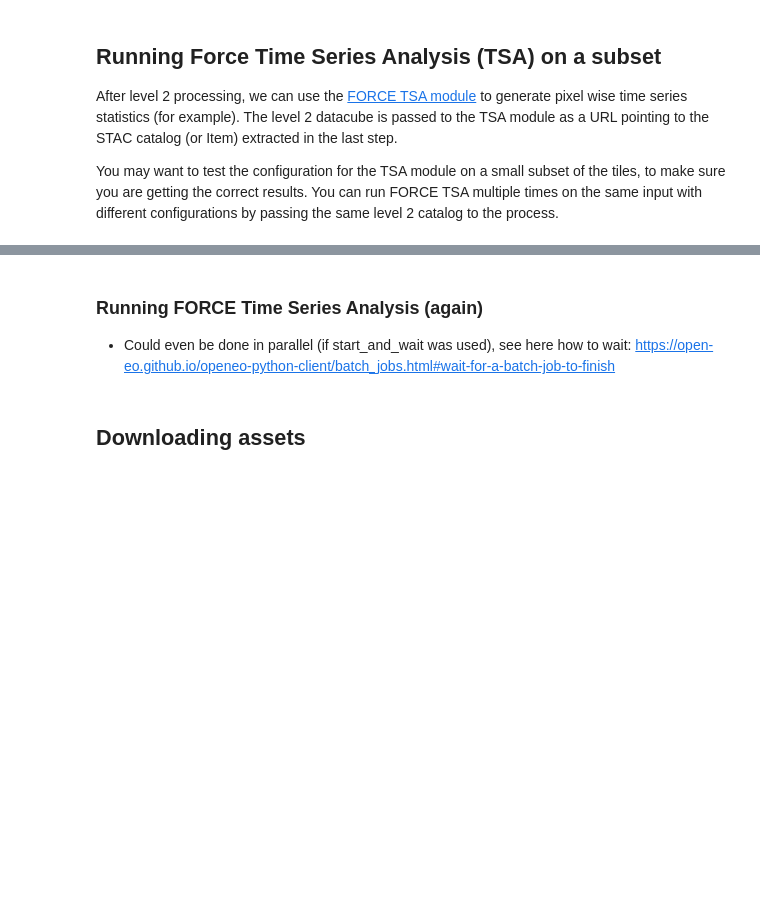
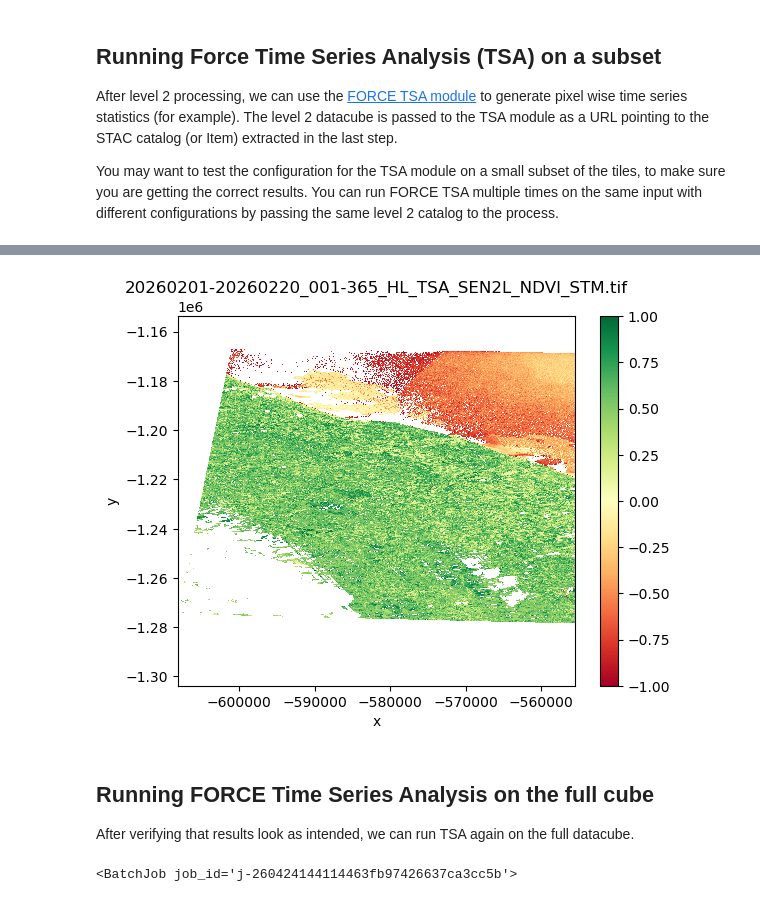
Before and after one commit to bcdev/apex-force-openeo, a Jupyter notebook: examples/run-level2-and-tsa/FORCE_level2_and_TSA.ipynb, the cells around one changed output, grey strips where cells are left out. Saved outputs shown, nothing was run; the diff lists cells and outputs as text; code cells hidden in the pictures; blank space fills up the shorter version.

```diff
--- a/examples/run-level2-and-tsa/FORCE_level2_and_TSA.ipynb
+++ b/examples/run-level2-and-tsa/FORCE_level2_and_TSA.ipynb
@@ -270,0 +264,2 @@ tsa_job.start_and_wait()
+# %%
+assets_path = Path("force-tsa-small")
@@ -271,7 +274,14 @@ tsa_job.start_and_wait()
+# %%
+X, Y = "0032", "0030"
+asset = "20260201-20260220_001-365_HL_TSA_SEN2L_NDVI_STM"
+tiff_path = assets_path / f"X{X}_Y{Y}" / f"{asset}.tif"
+utils.plot_asset_ndvi(tiff_path);
+# %% [output]
+[figure, added]
 # %% [markdown]
-### Running FORCE Time Series Analysis (again)
+## Running FORCE Time Series Analysis on the full cube
 
-- Could even be done in parallel (if start_and_wait was used), see here how to wait: https://open-eo.github.io/openeo-python-client/batch_jobs.html#wait-for-a-batch-job-to-finish
+After verifying that results look as intended, we can run TSA again on the full datacube.
 # %%
 # update process parameters
 context = context | dict(
@@ -290,7 +300,10 @@ stac_resource_2 = openeo.rest.stac_resource.StacResource(
     ),
     connection=connection,
 )
-tsa_job_2 = stac_resource_2.create_job(title=f"FORCE TSA - {aoi_name}")
-tsa_job_2.start_and_wait()
+tsa_job_2 = stac_resource_2.create_job(
+    title=f"FORCE TSA - {aoi_name} - full",
+    job_options=job_options,
+)
+tsa_job_2.start()
+# %% [output]
+<BatchJob job_id='j-260424144114463fb97426637ca3cc5b'>
-# %% [markdown]
-## Downloading assets
```
Also changed, not shown: parts of 15 cells of this notebook, 4 other files.
